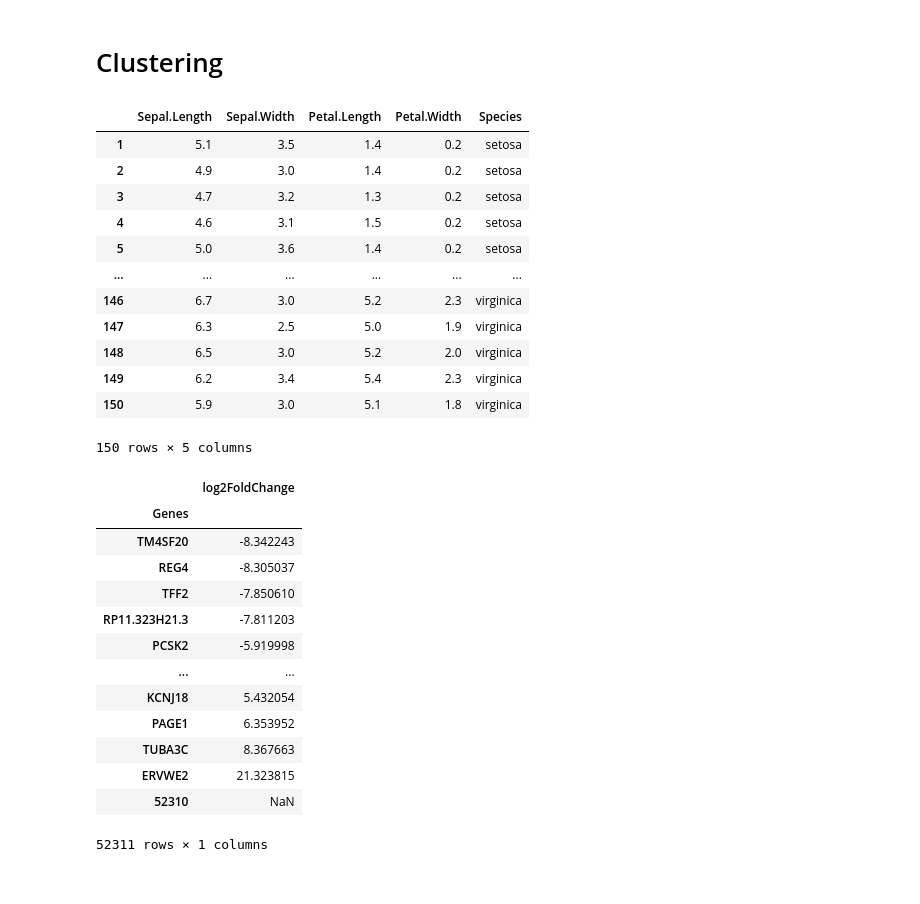
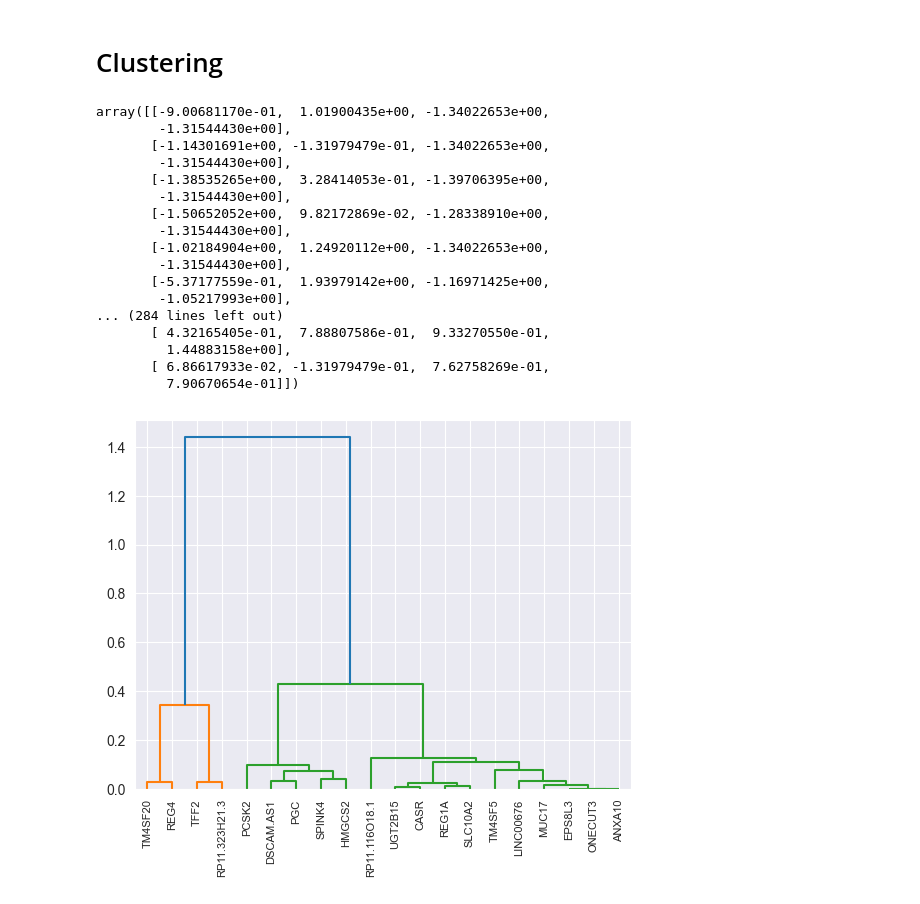
Before and after one commit to ketamine-juice/Extra-o, a Jupyter notebook: python/test.ipynb, the cells around one changed output. Saved outputs shown, nothing was run; the diff lists cells and outputs as text; code cells hidden in the pictures.

```diff
--- a/python/test.ipynb
+++ b/python/test.ipynb
@@ -479,18 +479,22 @@ from sklearn import preprocessing
 
 iris = pd.read_csv('iris.csv', sep=',', index_col=0)
 iris_scale = preprocessing.scale(iris.iloc[:,:4])
-iris
+iris_scale
 # %% [output]
-|  | Sepal.Length | Sepal.Width | Petal.Length | Petal.Width | Species |
-| 1 | 5.1 | 3.5 | 1.4 | 0.2 | setosa |
-| 2 | 4.9 | 3.0 | 1.4 | 0.2 | setosa |
-| 3 | 4.7 | 3.2 | 1.3 | 0.2 | setosa |
-| 4 | 4.6 | 3.1 | 1.5 | 0.2 | setosa |
-| 5 | 5.0 | 3.6 | 1.4 | 0.2 | setosa |
-| ... | ... | ... | ... | ... | ... |
-| 146 | 6.7 | 3.0 | 5.2 | 2.3 | virginica |
-| 147 | 6.3 | 2.5 | 5.0 | 1.9 | virginica |
-| 148 | 6.5 | 3.0 | 5.2 | 2.0 | virginica |
-| 149 | 6.2 | 3.4 | 5.4 | 2.3 | virginica |
-| 150 | 5.9 | 3.0 | 5.1 | 1.8 | virginica |
-150 rows × 5 columns
+array([[-9.00681170e-01,  1.01900435e+00, -1.34022653e+00,
+        -1.31544430e+00],
+       [-1.14301691e+00, -1.31979479e-01, -1.34022653e+00,
+        -1.31544430e+00],
+       [-1.38535265e+00,  3.28414053e-01, -1.39706395e+00,
+        -1.31544430e+00],
+       [-1.50652052e+00,  9.82172869e-02, -1.28338910e+00,
+        -1.31544430e+00],
+       [-1.02184904e+00,  1.24920112e+00, -1.34022653e+00,
+        -1.31544430e+00],
+       [-5.37177559e-01,  1.93979142e+00, -1.16971425e+00,
+        -1.05217993e+00],
+... (284 lines left out)
+       [ 4.32165405e-01,  7.88807586e-01,  9.33270550e-01,
+         1.44883158e+00],
+       [ 6.86617933e-02, -1.31979479e-01,  7.62758269e-01,
+         7.90670654e-01]])
@@ -497,21 +524,21 @@ iris
 # %%
-res_ord = rdf.sort_values(by='log2FoldChange').log2FoldChange.to_frame(name='log2FoldChange')
+import matplotlib.pyplot as plt
 
-obs = dds.obs
+res_ord = rdf.sort_values(by='log2FoldChange').log2FoldChange.to_frame(name='log2FoldChange').head(20)
 
-res_ord.loc[len(res_ord)] = obs.T.iloc[:, 0]
+scaled = preprocessing.scale(res_ord)
+
+Z = linkage(scaled, metric = 'cityblock')
+
+# Create a figure
+plt.figure()
+
+# Plot the dendrogram
+dendrogram(Z,
+ labels=list(res_ord.index),
+           leaf_rotation=90., leaf_font_size=8., )
+
+# Show the plot
+plt.show()
 # %% [output]
-|  | log2FoldChange |
-| Genes |  |
-| TM4SF20 | -8.342243 |
-| REG4 | -8.305037 |
-| TFF2 | -7.850610 |
-| RP11.323H21.3 | -7.811203 |
-| PCSK2 | -5.919998 |
-| ... | ... |
-| KCNJ18 | 5.432054 |
-| PAGE1 | 6.353952 |
-| TUBA3C | 8.367663 |
-| ERVWE2 | 21.323815 |
-| 52310 | NaN |
-52311 rows × 1 columns
+[figure, added]
```
Also changed, not shown: parts of 1 cell of this notebook.
